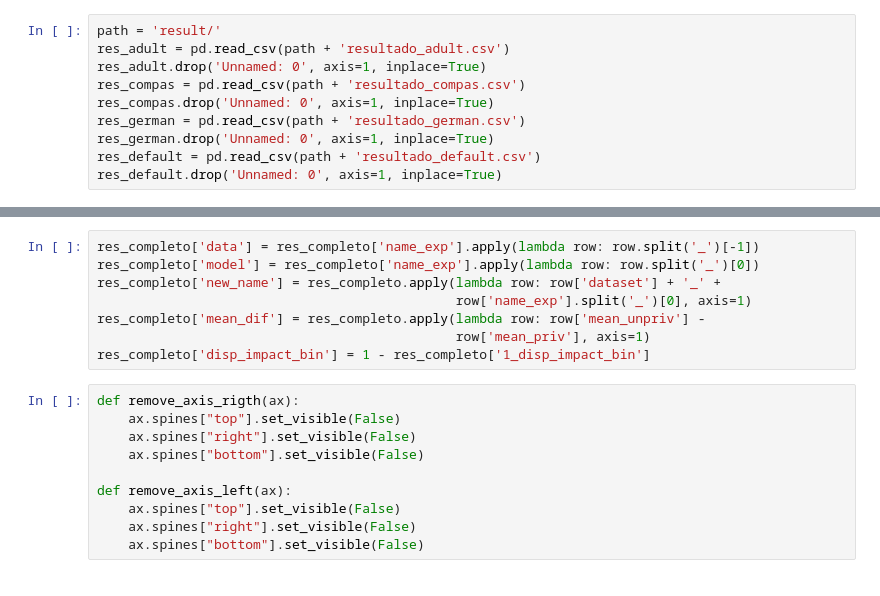
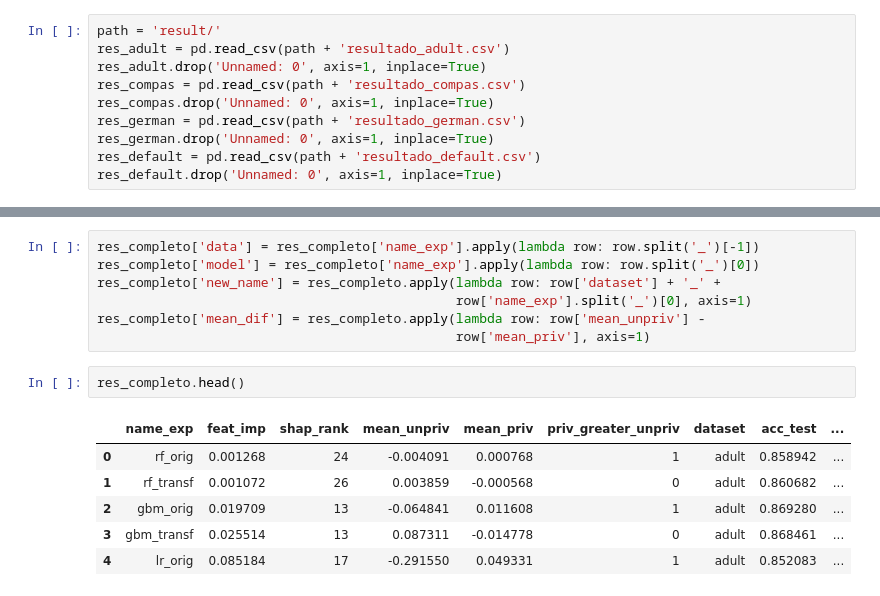
Before and after one commit to cesarojuliana/feature_importance_fairness, a Jupyter notebook: Results Analysis.ipynb, the cells around one changed output, grey strips where cells are left out. Saved outputs shown, nothing was run; the diff lists cells and outputs as text.

```diff
--- a/Results Analysis.ipynb
+++ b/Results Analysis.ipynb
@@ -46,14 +44,12 @@ res_completo['new_name'] = res_completo.apply(lambda row: row['dataset'] + '_' +
                                               row['name_exp'].split('_')[0], axis=1)
 res_completo['mean_dif'] = res_completo.apply(lambda row: row['mean_unpriv'] -
                                               row['mean_priv'], axis=1)
-res_completo['disp_impact_bin'] = 1 - res_completo['1_disp_impact_bin']
-# %%
-def remove_axis_rigth(ax):
-    ax.spines["top"].set_visible(False)
-    ax.spines["right"].set_visible(False)
-    ax.spines["bottom"].set_visible(False)
-
-def remove_axis_left(ax):
-    ax.spines["top"].set_visible(False)
-    ax.spines["right"].set_visible(False)
-    ax.spines["bottom"].set_visible(False)
+# %%
+res_completo.head()
+# %% [output]
+|  | name_exp | feat_imp | shap_rank | mean_unpriv | mean_priv | priv_greater_unpriv | dataset | acc_test | ... |
+| 0 | rf_orig | 0.001268 | 24 | -0.004091 | 0.000768 | 1 | adult | 0.858942 | ... |
+| 1 | rf_transf | 0.001072 | 26 | 0.003859 | -0.000568 | 0 | adult | 0.860682 | ... |
+| 2 | gbm_orig | 0.019709 | 13 | -0.064841 | 0.011608 | 1 | adult | 0.869280 | ... |
+| 3 | gbm_transf | 0.025514 | 13 | 0.087311 | -0.014778 | 0 | adult | 0.868461 | ... |
+| 4 | lr_orig | 0.085184 | 17 | -0.291550 | 0.049331 | 1 | adult | 0.852083 | ... |
```
Also changed, not shown: parts of 10 cells of this notebook, 5 other files.
